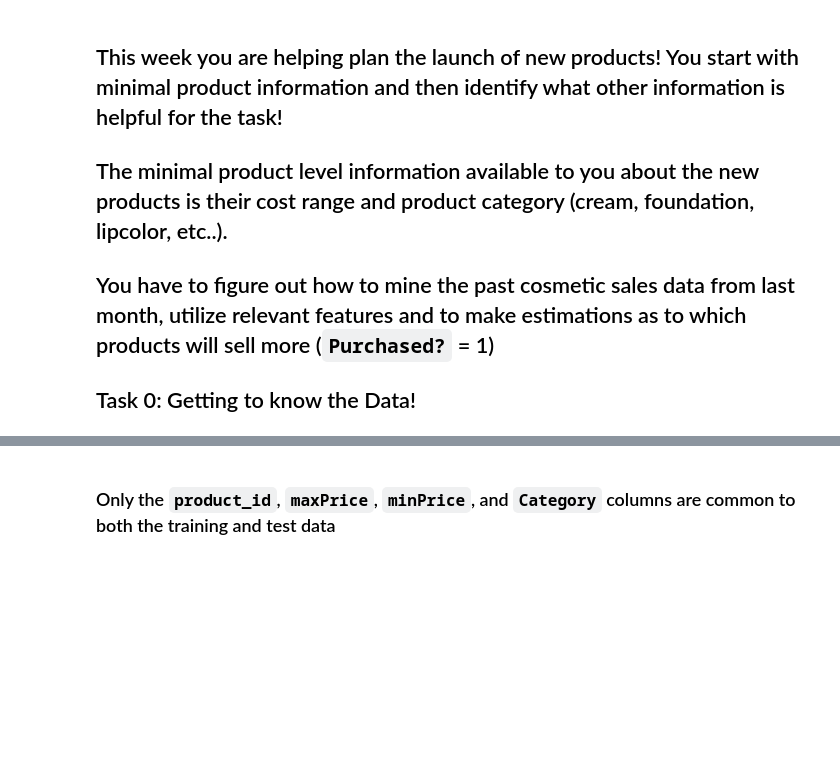
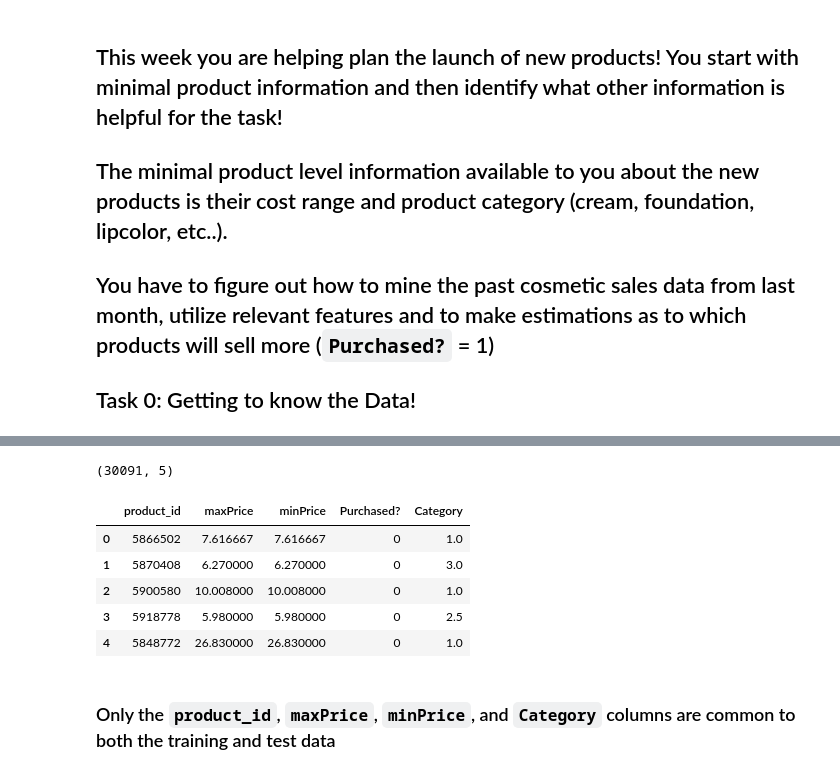
Before and after one commit to djvaroli/semi-supervised-learning, a Jupyter notebook: saturday_session/notebooks/Categorizing_New_Products_At_Target_Cosmetics-v1.ipynb, the cells around one changed output, grey strips where cells are left out. Saved outputs shown, nothing was run; the diff lists cells and outputs as text; code cells hidden in the pictures; blank space fills up the shorter version.

```diff
--- a/saturday_session/notebooks/Categorizing_New_Products_At_Target_Cosmetics-v1.ipynb
+++ b/saturday_session/notebooks/Categorizing_New_Products_At_Target_Cosmetics-v1.ipynb
@@ -37,8 +48,16 @@ Past.head()
 # %%
 # Next, load the data regarding products to be launched next month
-Next = pd.read_csv("Next_month_products.csv")
+Next = pd.read_csv("../data/Next_month_products.csv")
 print(Next.shape)
 Next.head()
+# %% [output]
+(30091, 5)
+|  | product_id | maxPrice | minPrice | Purchased? | Category |
+| 0 | 5866502 | 7.616667 | 7.616667 | 0 | 1.0 |
+| 1 | 5870408 | 6.270000 | 6.270000 | 0 | 3.0 |
+| 2 | 5900580 | 10.008000 | 10.008000 | 0 | 1.0 |
+| 3 | 5918778 | 5.980000 | 5.980000 | 0 | 2.5 |
+| 4 | 5848772 | 26.830000 | 26.830000 | 0 | 1.0 |
 # %% [markdown]
 ### Only the `product_id`, `maxPrice`, `minPrice`, and `Category` columns are common to both the training and test data
 # %% [markdown]
```
Also changed, not shown: parts of 8 cells of this notebook, 1 other file.
